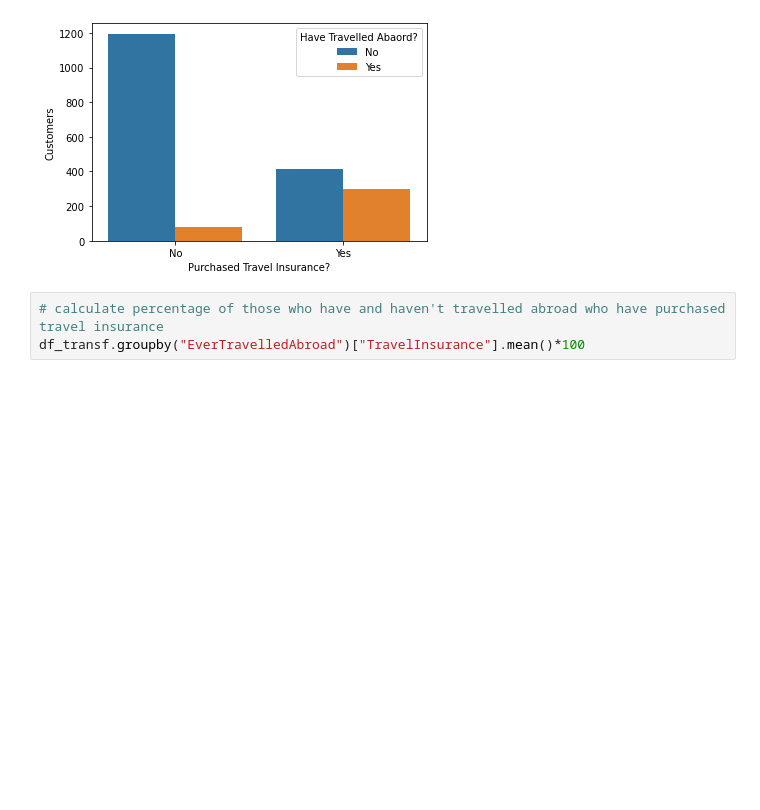
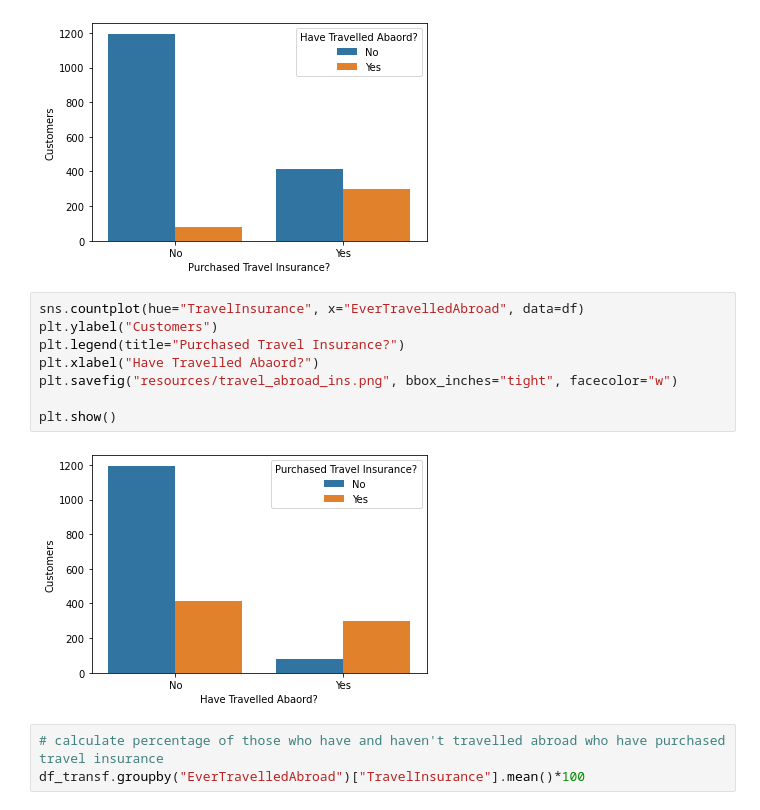
Before and after one commit to teruki-i/travel_insurance_case_study, a Jupyter notebook: travel_insurance_customers.ipynb, the cells around one changed output. Cells and saved outputs as stored; diff of their text form; blank space fills up the shorter version.

```diff
--- a/travel_insurance_customers.ipynb
+++ b/travel_insurance_customers.ipynb
@@ -423,6 +435,16 @@ plt.savefig("resources/ins_travel_abroad.png", bbox_inches="tight", facecolor="w
 plt.show()
 # %% [output]
 [figure]
+# %%
+sns.countplot(hue="TravelInsurance", x="EverTravelledAbroad", data=df)
+plt.ylabel("Customers")
+plt.legend(title="Purchased Travel Insurance?")
+plt.xlabel("Have Travelled Abaord?")
+plt.savefig("resources/travel_abroad_ins.png", bbox_inches="tight", facecolor="w")
+
+plt.show()
+# %% [output]
+[figure, added]
 # %%
 # calculate percentage of those who have and haven't travelled abroad who have purchased travel insurance
 df_transf.groupby("EverTravelledAbroad")["TravelInsurance"].mean()*100
```
Also changed, not shown: parts of 1 cell of this notebook.
